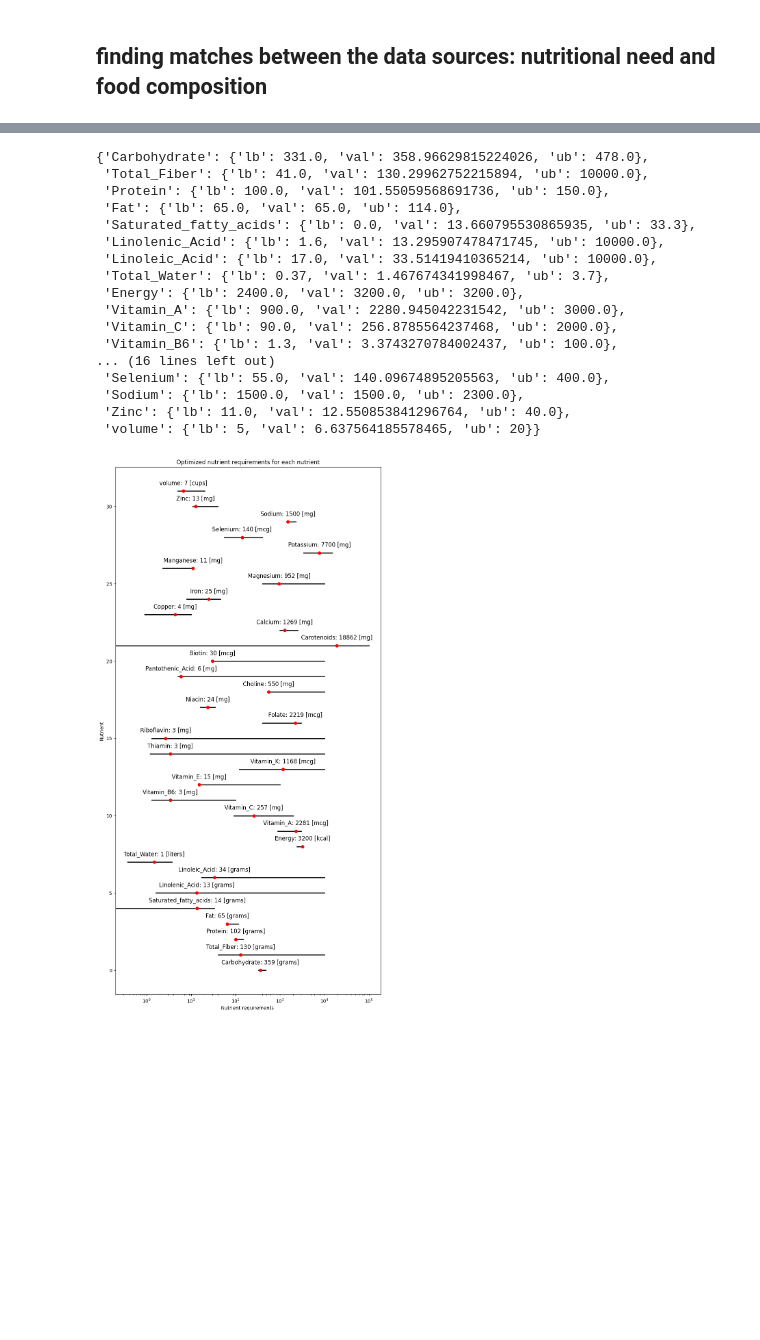
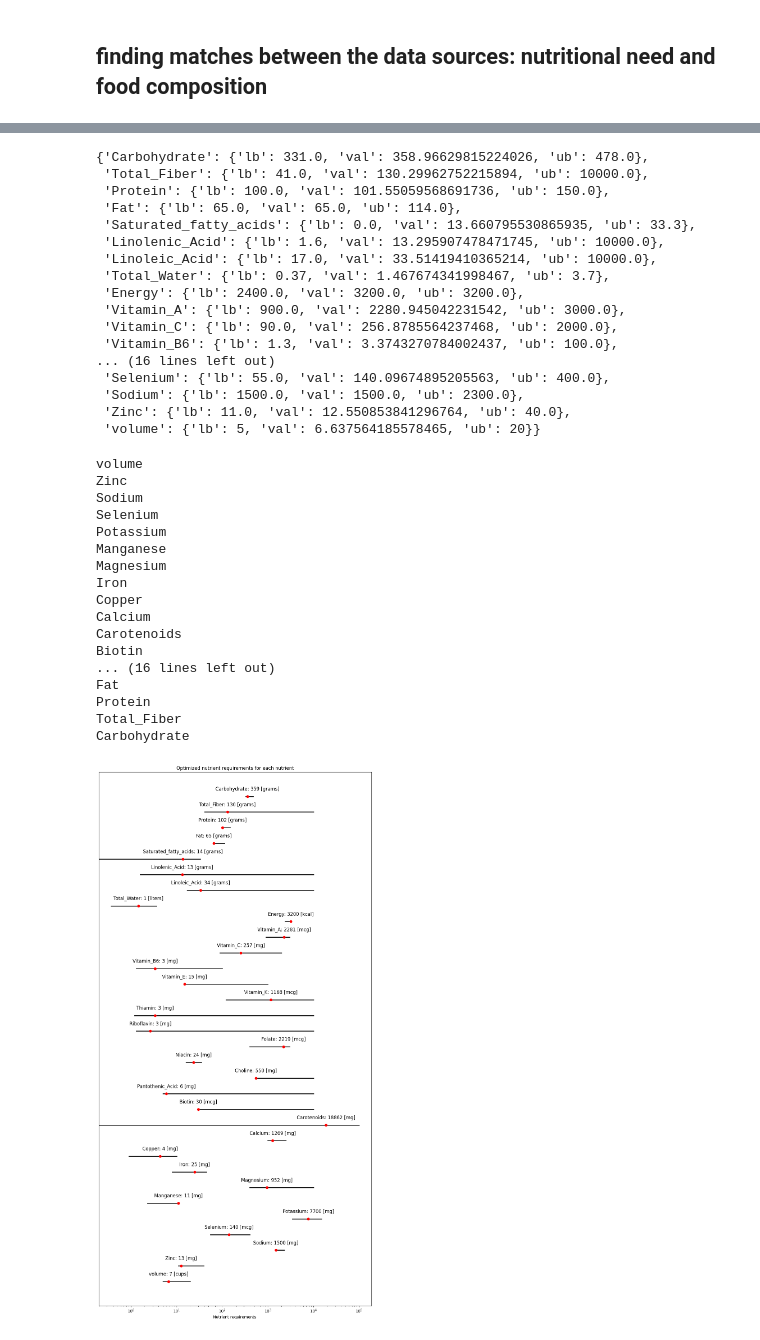
Before and after one commit to freiburgermsu/diet_optimization, a Jupyter notebook: optimization_diet.ipynb, the cells around one changed output, grey strips where cells are left out. Drawn from its saved outputs; the diff is of its cells as text; code cells hidden in the pictures; blank space fills up the shorter version.

Commit message:
final optimization code + figure and associated files

```diff
--- a/optimization_diet.ipynb
+++ b/optimization_diet.ipynb
@@ -108,7 +109,7 @@ for ID, row in nutrients.iterrows():
     nutrient_names[ID] = {"name": row["name"], "unit": row["unit_name"]}
 display(nutrient_names)
 # food IDs -> food names
-food_metadata = read_csv("food.csv").set_index("fdc_id")
+food_metadata = read_csv("../food.csv").set_index("fdc_id")
 food_names = dict(zip(food_metadata.index.to_list(), food_metadata["description"].to_list()))
 # %% [output]
 {2047: {'name': 'Energy (Atwater General Factors)', 'unit': 'KCAL'},
@@ -250,6 +256,7 @@ for i in macro_needs.index:
     else:  lst.append("Linolenic Acid")
 macro_needs.index = lst
 macro_needs.drop("Recommended Intake Per Day", axis=1, inplace=True)
+display(macro_needs)
 
 # micronutritional needs
 vitamin_needs = read_csv("vitamin_needs.csv").set_index("Vitamin").rename(columns={"Recommended Intake Per Day": "low_bound", "Tolerable UL Intake Per Day": "high_bound"}).replace("ND", "10000").fillna("0 milligrams")
@@ -265,7 +272,7 @@ for nutrient, row in vitamin_needs.iterrows():
     if nutrient == "Folate":   vitamin_needs.at[nutrient, "high_bound"] = "3000"
     if nutrient == "Choline":
         vitamin_needs.at[nutrient, "low_bound"] = "550"
-        vitamin_needs.at[nutrient, "high_bound"] = "10000"
+        vitamin_needs.at[nutrient, "high_bound"] = "3300"
         vitamin_needs.at[nutrient, "units"] = "mg"
 
 mineral_needs = read_csv("mineral_needs.csv").set_index("Mineral").rename(columns={"Recommended Intake Per Day": "low_bound", "Tolerable UL Intake Per Day": "high_bound"}).replace("ND", inf)
@@ -573,6 +596,9 @@ sol = model.optimize()
 # pprint(constraints)
 optimum_diet = {k:v for k,v in model.primal_values.items() if v>0}
 pprint(optimum_diet)
+optimum_csv = {"food": list(optimum_diet.keys()), "grams": [int(v*100) for v in optimum_diet.values()]}
+from pandas import DataFrame
+DataFrame(optimum_csv).to_csv("optimum_diet.csv")
 
 # deduce the nutritional composition of the optimum diet
 # optimum_nutrition = {}
@@ -603,7 +629,8 @@ from matplotlib import pyplot
 from numpy import log
 
 fig = pyplot.figure(figsize=(10, 20))
-for y, (consName, content) in enumerate(constraint_values.items()):
+for y, (consName, content) in enumerate(reversed(constraint_values.items())):
+    print(consName)
     # start, mid, end = log(content["lb"]), log(content["val"]), log(content["ub"])
     start, mid, end = content["lb"], content["val"], content["ub"]
     end = 100000 if end == inf else end
@@ -617,9 +644,12 @@ for y, (consName, content) in enumerate(constraint_values.items()):
     # pyplot.text(end, y + 0.3, f"{round(end)} {unit}", fontsize=12, ha='center', va='bottom')
 pyplot.xscale("log")
 pyplot.xlabel("Nutrient requirements ")
-pyplot.ylabel("Nutrient")
+ax = pyplot.gca()
+# pyplot.ylabel("Nutrient")
+# pyplot.yaxis.set_visible(False)
+ax.get_yaxis().set_visible(False)
 pyplot.title("Optimized nutrient requirements for each nutrient")
-
+pyplot.tight_layout()
 pyplot.savefig("optimized_diet.png")
 # %% [output]
 {'Blueberries': 2.492625928208191,
@@ -629,31 +659,48 @@ pyplot.savefig("optimized_diet.png")
  'Corn': 1.7334239720014133,
  'Cucumber': 0.7534622730837051,
  'Flax_seeds': 0.3832712518868228,
  'Pinto_beans': 5.0,
  'Raspberries': 1.1830876190406283}
 9.675305760373956
 Constraint Carbohydrate has 358.96629815224026 from 331.0-478.0
 Constraint Total_Fiber has 130.29962752215894 from 41.0-10000.0
 ... (26 lines left out)
 Constraint Selenium has 140.09674895205563 from 55.0-400.0
 Constraint Sodium has 1500.0 from 1500.0-2300.0
 Constraint Zinc has 12.550853841296764 from 11.0-40.0
 Constraint volume has 6.637564185578465 from 5-20
 {'Carbohydrate': {'lb': 331.0, 'val': 358.96629815224026, 'ub': 478.0},
  'Total_Fiber': {'lb': 41.0, 'val': 130.29962752215894, 'ub': 10000.0},
  'Protein': {'lb': 100.0, 'val': 101.55059568691736, 'ub': 150.0},
  'Fat': {'lb': 65.0, 'val': 65.0, 'ub': 114.0},
  'Saturated_fatty_acids': {'lb': 0.0, 'val': 13.660795530865935, 'ub': 33.3},
  'Linolenic_Acid': {'lb': 1.6, 'val': 13.295907478471745, 'ub': 10000.0},
  'Linoleic_Acid': {'lb': 17.0, 'val': 33.51419410365214, 'ub': 10000.0},
  'Total_Water': {'lb': 0.37, 'val': 1.467674341998467, 'ub': 3.7},
  'Energy': {'lb': 2400.0, 'val': 3200.0, 'ub': 3200.0},
  'Vitamin_A': {'lb': 900.0, 'val': 2280.945042231542, 'ub': 3000.0},
  'Vitamin_C': {'lb': 90.0, 'val': 256.8785564237468, 'ub': 2000.0},
  'Vitamin_B6': {'lb': 1.3, 'val': 3.3743270784002437, 'ub': 100.0},
 ... (16 lines left out)
  'Selenium': {'lb': 55.0, 'val': 140.09674895205563, 'ub': 400.0},
  'Sodium': {'lb': 1500.0, 'val': 1500.0, 'ub': 2300.0},
  'Zinc': {'lb': 11.0, 'val': 12.550853841296764, 'ub': 40.0},
  'volume': {'lb': 5, 'val': 6.637564185578465, 'ub': 20}}
+volume
+Zinc
+Sodium
+Selenium
+Potassium
+Manganese
+Magnesium
+Iron
+Copper
+Calcium
+Carotenoids
+Biotin
+... (16 lines left out)
+Fat
+Protein
+Total_Fiber
+Carbohydrate
-[figure, old version]
+[figure, new version]
```
Also changed, not shown: parts of 8 cells of this notebook, 5 other files.
